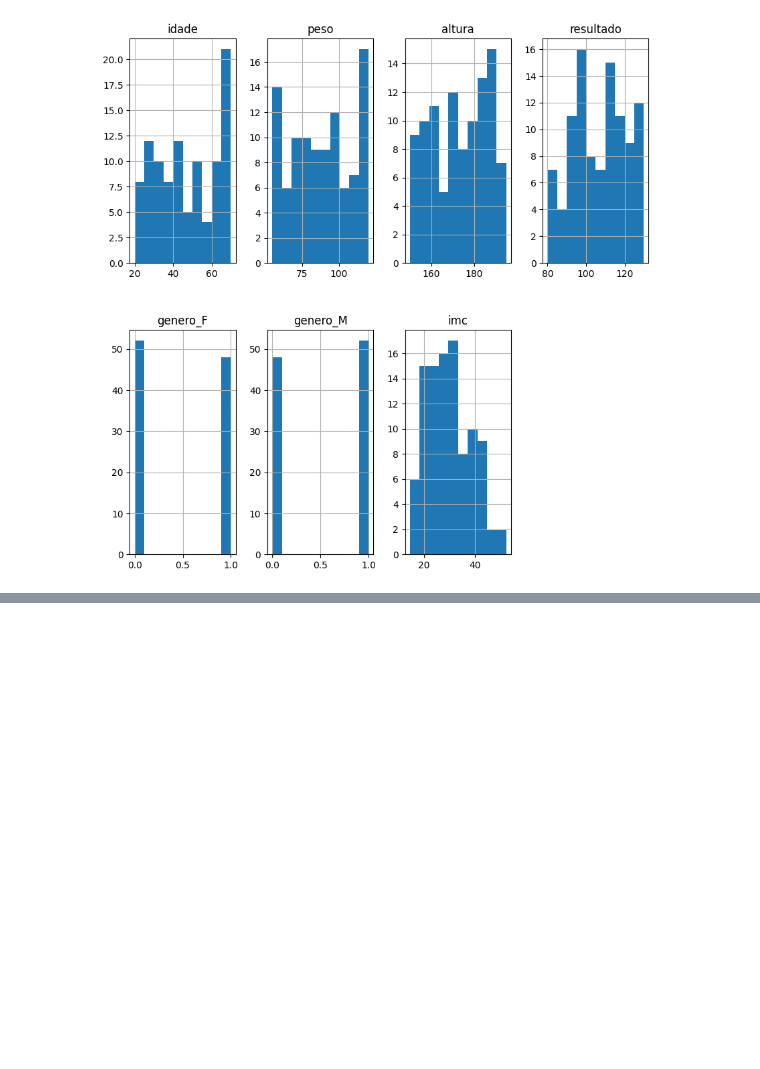
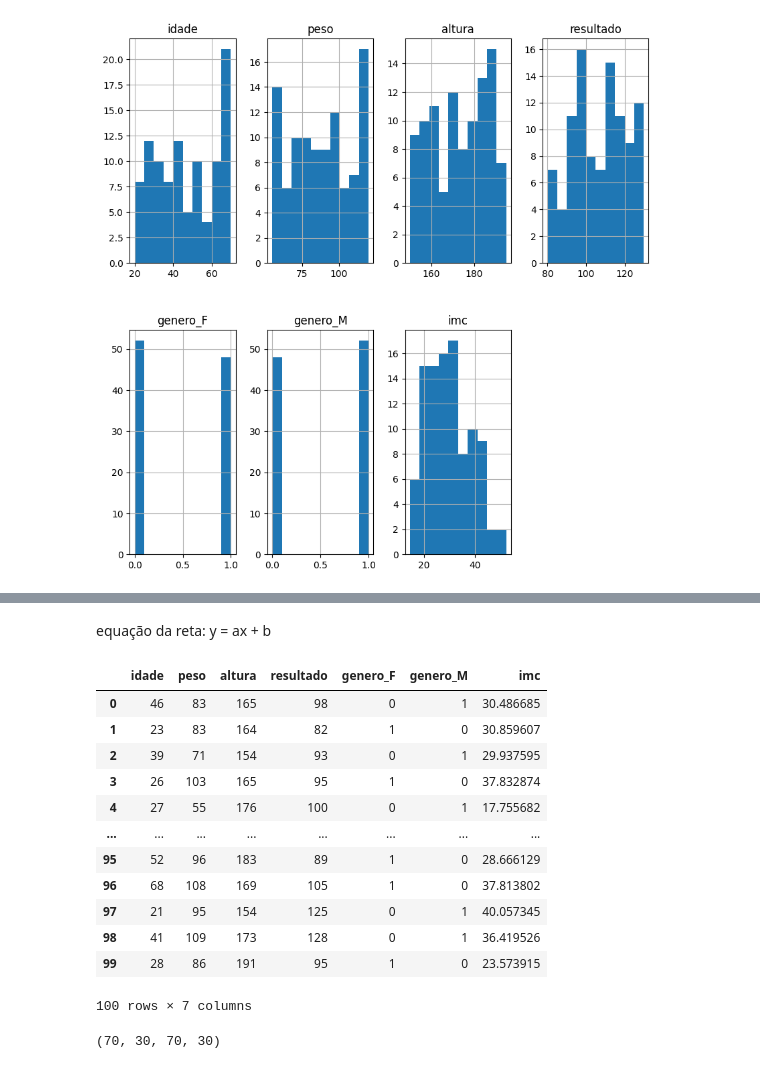
Before and after one commit to Tamicktom/modelo-diabetes, a Jupyter notebook: modelo_diabetes.ipynb, the cells around one changed output, grey strips where cells are left out. Drawn from its saved outputs; the diff is of its cells as text; code cells hidden in the pictures; blank space fills up the shorter version.

```diff
--- a/modelo_diabetes.ipynb
+++ b/modelo_diabetes.ipynb
@@ -112,0 +129,18 @@ array([[<Axes: title={'center': 'idade'}>,
+# %% [markdown]
+equação da reta: y = ax + b
+# %%
+df_exames
+# %% [output]
+|  | idade | peso | altura | resultado | genero_F | genero_M | imc |
+| 0 | 46 | 83 | 165 | 98 | 0 | 1 | 30.486685 |
+| 1 | 23 | 83 | 164 | 82 | 1 | 0 | 30.859607 |
+| 2 | 39 | 71 | 154 | 93 | 0 | 1 | 29.937595 |
+| 3 | 26 | 103 | 165 | 95 | 1 | 0 | 37.832874 |
+| 4 | 27 | 55 | 176 | 100 | 0 | 1 | 17.755682 |
+| ... | ... | ... | ... | ... | ... | ... | ... |
+| 95 | 52 | 96 | 183 | 89 | 1 | 0 | 28.666129 |
+| 96 | 68 | 108 | 169 | 105 | 1 | 0 | 37.813802 |
+| 97 | 21 | 95 | 154 | 125 | 0 | 1 | 40.057345 |
+| 98 | 41 | 109 | 173 | 128 | 0 | 1 | 36.419526 |
+| 99 | 28 | 86 | 191 | 95 | 1 | 0 | 23.573915 |
+100 rows × 7 columns
@@ -112,0 +154,4 @@ array([[<Axes: title={'center': 'idade'}>,
+# %%
+len(X_train), len(X_test), len(y_train), len(y_test)
+# %% [output]
+(70, 30, 70, 30)
```
Also changed, not shown: parts of 5 cells of this notebook, 2 other files.
